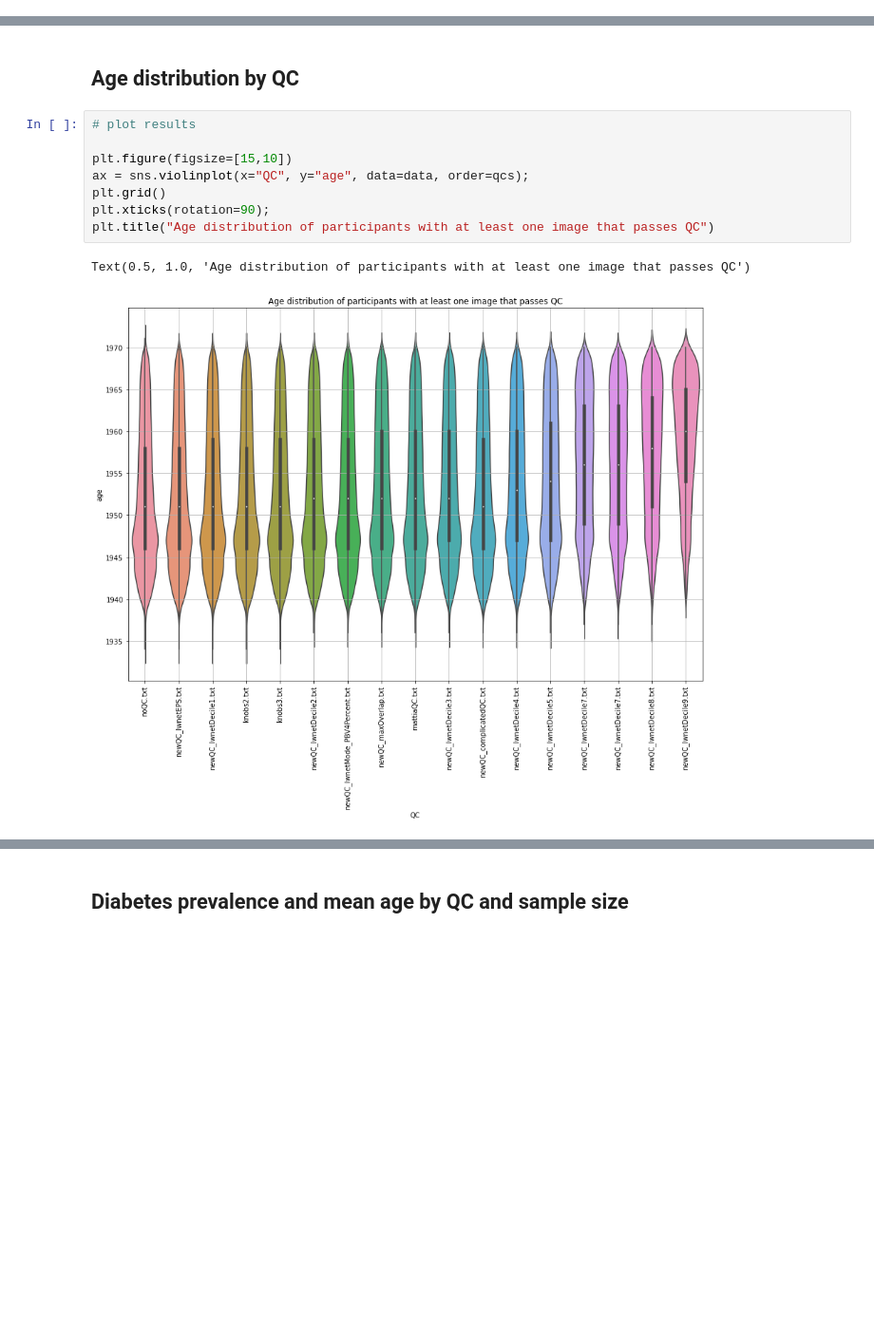
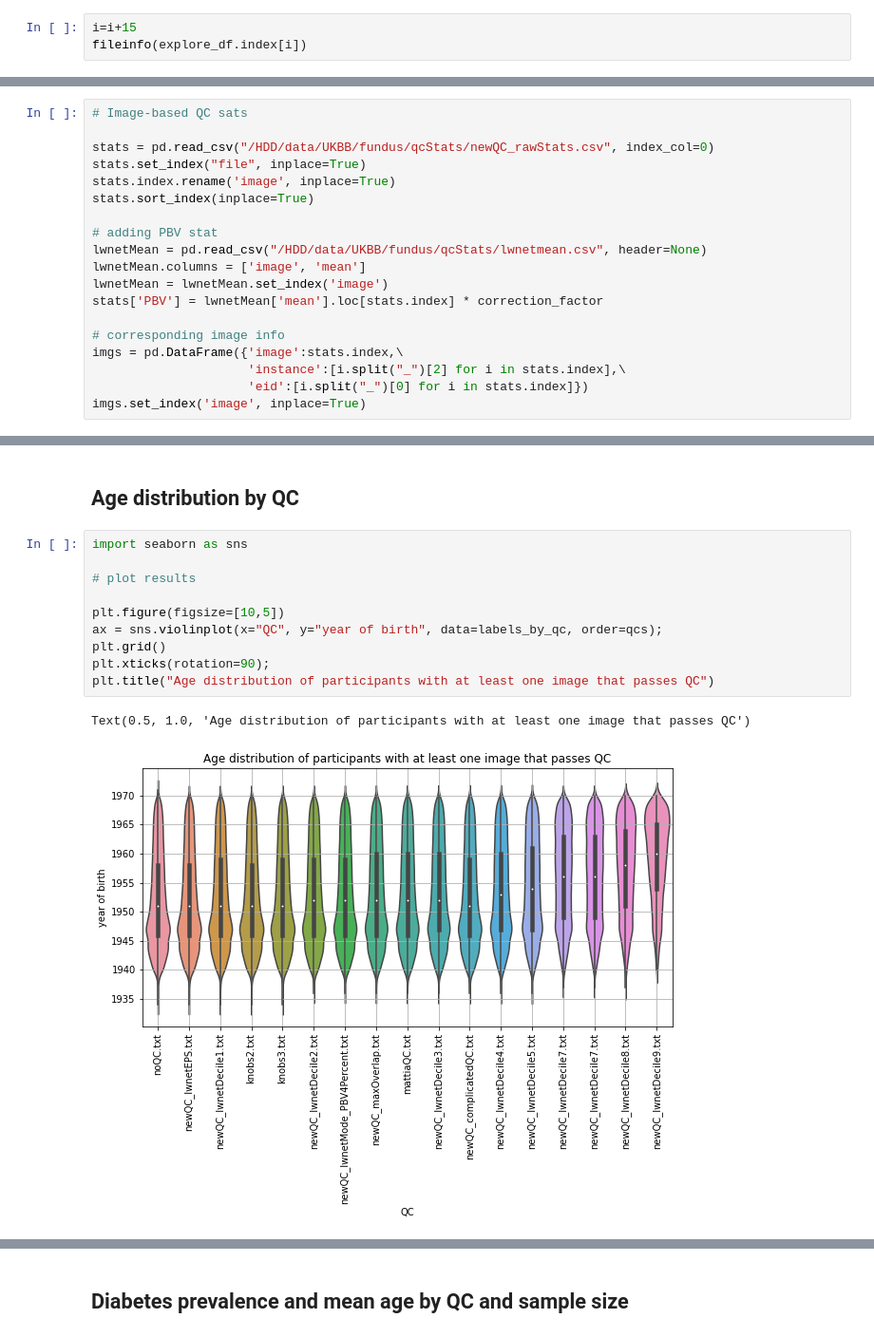
Before and after one commit to BergmannLab/Retina-tortuosity, a Jupyter notebook: preprocessing/newQC.ipynb, the cells around one changed output, grey strips where cells are left out. Shown at 95% size. Cells and saved outputs as stored; diff of their text form; blank space fills up the shorter version.

```diff
--- a/preprocessing/newQC.ipynb
+++ b/preprocessing/newQC.ipynb
@@ -0,0 +46,3 @@
+# %%
+i=i+15
+fileinfo(explore_df.index[i])
@@ -0,0 +193,19 @@
+# %%
+# Image-based QC sats
+
+stats = pd.read_csv("/HDD/data/UKBB/fundus/qcStats/newQC_rawStats.csv", index_col=0)
+stats.set_index("file", inplace=True)
+stats.index.rename('image', inplace=True)
+stats.sort_index(inplace=True)
+
+# adding PBV stat
+lwnetMean = pd.read_csv("/HDD/data/UKBB/fundus/qcStats/lwnetmean.csv", header=None)
+lwnetMean.columns = ['image', 'mean']
+lwnetMean = lwnetMean.set_index('image')
+stats['PBV'] = lwnetMean['mean'].loc[stats.index] * correction_factor
+
+# corresponding image info
+imgs = pd.DataFrame({'image':stats.index,\
+                     'instance':[i.split("_")[2] for i in stats.index],\
+                     'eid':[i.split("_")[0] for i in stats.index]})
+imgs.set_index('image', inplace=True)
@@ -495,13 +692,15 @@ qc_results['N'] = Ns
 # %% [markdown]
 ## Age distribution by QC
 # %%
+import seaborn as sns
+
 # plot results
 
-plt.figure(figsize=[15,10])
-ax = sns.violinplot(x="QC", y="age", data=data, order=qcs);
+plt.figure(figsize=[10,5])
+ax = sns.violinplot(x="QC", y="year of birth", data=labels_by_qc, order=qcs);
 plt.grid()
 plt.xticks(rotation=90);
 plt.title("Age distribution of participants with at least one image that passes QC")
 # %% [output]
 Text(0.5, 1.0, 'Age distribution of participants with at least one image that passes QC')
-[figure, old version]
+[figure, new version]
```
Also changed, not shown: parts of 93 cells of this notebook.
